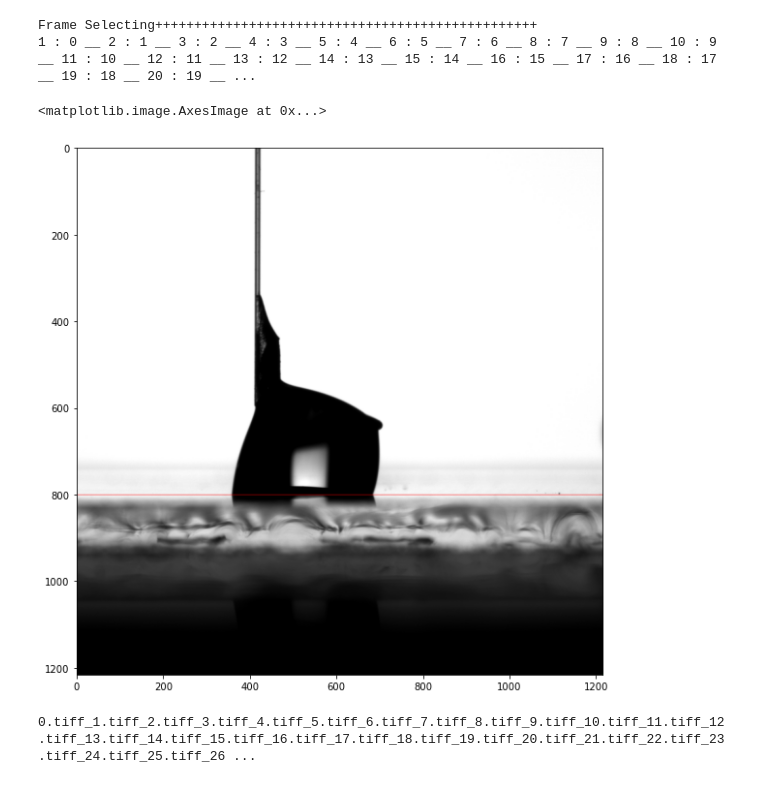
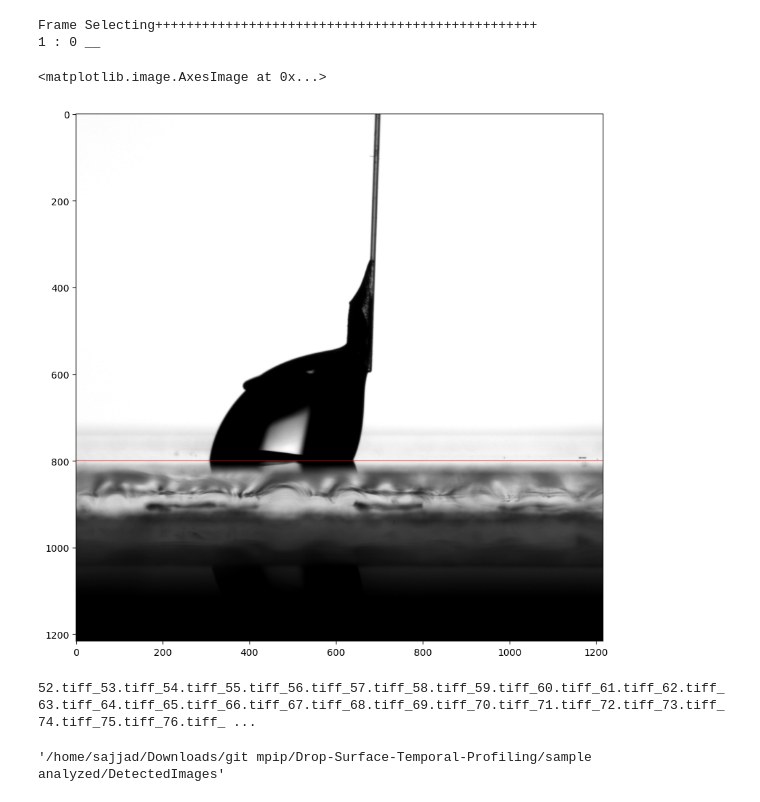
Before and after one commit to AK-Berger/Drop-Surface-Temporal-Profiling, a Jupyter notebook: Video-processing-code.ipynb, the cells around one changed output. Drawn from its saved outputs; the diff is of its cells as text; code cells hidden in the pictures.

```diff
--- a/Video-processing-code.ipynb
+++ b/Video-processing-code.ipynb
@@ -173,24 +188,24 @@ def xy(test, y_strat, margin_horizontal=250, n_pix=20, x_thr=70, y_thr=70, y_IR_
 #Answer This Question
 HowManyFramesPerSecond=120
 #What is the file address
-ad=r"C:\Users\MPIP.PCBUTT316\Python_lap\ML\Chirag\Forward\Rishi test"
-vidcap_ad=ad+"\\"+'5 pass.avi'
+ad=os.path.join(os.getcwd(), 'sample analyzed')
+
+vidcap_ad=ad+"/"+'video_name.avi'
 #What is the file name
 vidcap = cv2.VideoCapture(vidcap_ad)
+NewFolder=ad+"/"+"Frames"
+DetectedImages=ad+"/"+"DetectedImages"
 # %%
-#Convert Video to Frames
-#For chirag: if you did it once, please skip this cell for next time
-SelectingRate=1
+#Convert Video to Frames. If you have frames directly, assign the frame adress to NewFolder and ad, and skip this cell.
+SelectingRate=1 # Choose 1 for all frames, 2 for even frames, 3, 4, 5, etc., for intervals of that number.
 success,image = vidcap.read()
 count=-1
 Num=0
-NewFolder=ad+"\\"+"Frames"
 try:
     os.makedirs(NewFolder)
 except:
     shutil.rmtree(NewFolder)
     os.makedirs(NewFolder)
-NewFolder=ad+"\\"+"Frames"
 print('Frame Selecting+++++++++++++++++++++++++++++++++++++++++++++++++',end='\n')
 while True:
     count += 1
@@ -206,41 +221,38 @@ while True:
         break
 # %% [output]
 Frame Selecting+++++++++++++++++++++++++++++++++++++++++++++++++
-1 : 0 __ 2 : 1 __ 3 : 2 __ 4 : 3 __ 5 : 4 __ 6 : 5 __ 7 : 6 __ 8 : 7 __ 9 : 8 __ 10 : 9 __ 11 : 10 __ 12 : 11 __ 13 : 12 __ 14 : 13 __ 15 : 14 __ 16 : 15 __ 17 : 16 __ 18 : 17 __ 19 : 18 __ 20 : 19 __ ...
+1 : 0 __
 # %%
 #Calculate for every frame
-NewFolder=ad+"\\"+"Frames"
-DetectedImages=ad+"\\"+"DetectedImages"
+
 try:
     os.makedirs(DetectedImages)
 except:
     shutil.rmtree(DetectedImages)
     os.makedirs(DetectedImages)
 FileName=sorted(os.listdir(NewFolder))
 FileNames=[]
 for i in range(len(FileName)):
     try:
         if FileName[i].split(".")[1]=="tiff":
             FileNames=FileNames+[FileName[i]]
     except:
         pass
 fps=HowManyFramesPerSecond
 FileNames=natsort.natsorted(FileNames)
 
 
 
 BaseLine=800
-test=cv2.imread(NewFolder+"\\"+FileNames[0])
+test=cv2.imread(NewFolder+"/"+FileNames[0])
 test[BaseLine,:,:]=[255,0,0]
 
 plt.imshow(test)
 # %% [output]
 <matplotlib.image.AxesImage at 0x...>
-[figure, old version]
+[figure, new version]
 # %%
 #Without Y-axis
-
-DetectedImages=ad+"\\"+"DetectedImages"
 try:
     os.makedirs(DetectedImages)
 except:
@@ -265,7 +277,7 @@ ADEGREEV=[]
 file_number=[]
 for FileName in FileNames:
     print(FileName,end='_')
-    Img=cv2.imread(NewFolder+"\\"+FileName)
+    Img=cv2.imread(NewFolder+"/"+FileName)
 
 
     #Morphological transformation
@@ -378,6 +390,10 @@ ADEGREEV=(np.array(ADEGREEV)*fps)
 
 DF=pd.DataFrame([np.arange(len(file_number)), file_number, RDEGREE, ADEGREE, RDEGREE, ADEGREEP, abs(np.array(RDEGREEP)-np.array(ADEGREEP))]
                , index= ["Counter", "File number", "Left angle", "Right angle",  "Left x_position",  "Right x_position", "Contact line"]).T
-DF.to_excel(DetectedImages+"\\results.xlsx")
+DF.to_excel(ad+"/"+"results.xlsx")
 # %% [output]
-0.tiff_1.tiff_2.tiff_3.tiff_4.tiff_5.tiff_6.tiff_7.tiff_8.tiff_9.tiff_10.tiff_11.tiff_12.tiff_13.tiff_14.tiff_15.tiff_16.tiff_17.tiff_18.tiff_19.tiff_20.tiff_21.tiff_22.tiff_23.tiff_24.tiff_25.tiff_26 ...
+52.tiff_53.tiff_54.tiff_55.tiff_56.tiff_57.tiff_58.tiff_59.tiff_60.tiff_61.tiff_62.tiff_63.tiff_64.tiff_65.tiff_66.tiff_67.tiff_68.tiff_69.tiff_70.tiff_71.tiff_72.tiff_73.tiff_74.tiff_75.tiff_76.tiff_ ...
+# %%
+DetectedImages
+# %% [output]
+'/home/sajjad/Downloads/git mpip/Drop-Surface-Temporal-Profiling/sample analyzed/DetectedImages'
```
Also changed, not shown: parts of 1 cell of this notebook.
